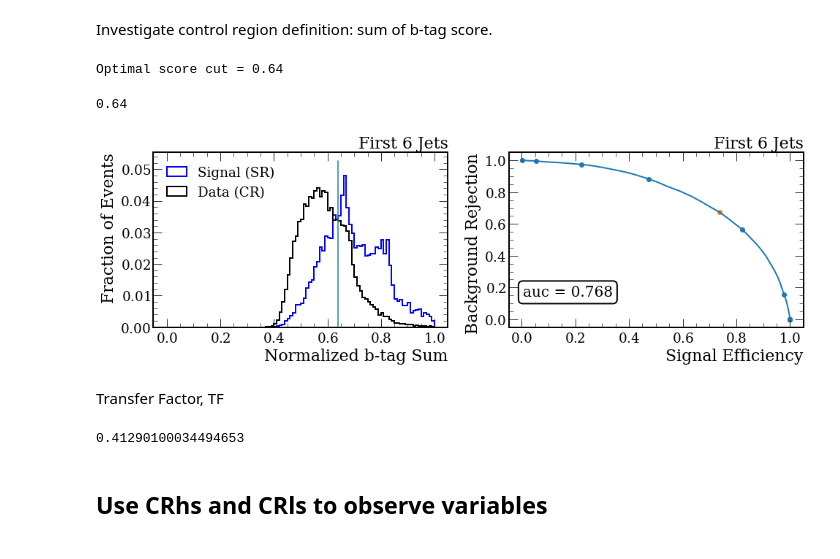
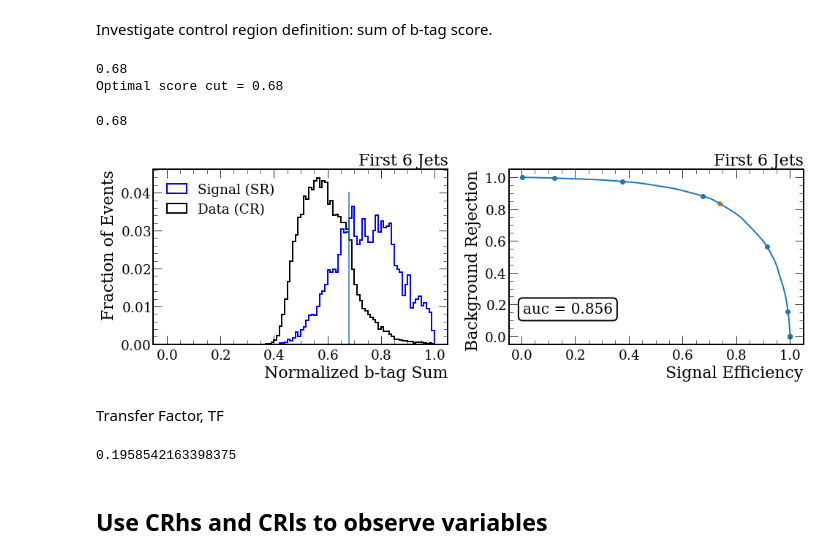
Before and after one commit to srosenzweig09/analysis, a Jupyter notebook: jupyter/6_background_estimation/background_estimation.ipynb, the cells around one changed output. Cells and saved outputs as stored; diff of their text form; code cells hidden in the pictures.

```diff
--- a/jupyter/6_background_estimation/background_estimation.ipynb
+++ b/jupyter/6_background_estimation/background_estimation.ipynb
@@ -121,0 +156,10 @@ data_CR = data_6jNN_mask & data_CR_mask
+# %%
+### SIGNAL ###
+sig_6jNN_mask = sigTree.b_6j_score > cut_6jNN # pass 6jNN mask
+
+sig_m_cand = sigTree.t6_higgs_m[:,2]
+
+# mass veto
+sig_SR = (sig_6jNN_mask) & (abs(sig_m_cand - 125) <= SR_edge) # SR
+sig_VR = (sig_6jNN_mask) & (abs(sig_m_cand - 125) > SR_edge) & (abs(sig_m_cand - 125) <= VR_edge) # SR
+sig_CR = (sig_6jNN_mask) & (abs(sig_m_cand - 125) > VR_edge) # CR
@@ -121,0 +174,9 @@ data_CR = data_6jNN_mask & data_CR_mask
+# %%
+#### DATA ####
+dat_6jNN_mask = datTree.b_6j_score > cut_6jNN # pass 6jNN mask
+
+dat_m_cand = datTree.t6_higgs_m[:,2]
+# mass veto
+dat_SR = (dat_6jNN_mask) & (abs(dat_m_cand - 125) <= SR_edge) # SR
+dat_VR = (dat_6jNN_mask) & (abs(dat_m_cand - 125) > SR_edge) & (abs(dat_m_cand - 125) <= VR_edge) # VR
+dat_CR = (dat_6jNN_mask) & (abs(dat_m_cand - 125) > VR_edge) # CR
@@ -155,11 +252,11 @@ findfont: Font family ['cursive'] not found. Falling back to DejaVu Sans.
 # %% [markdown]
 Investigate control region definition: sum of b-tag score.
 # %%
-sig_sums = ak.sum(signal_tree.t6_jet_btag, axis=1)[sgnl_SR_mask]/6
-data_sums = ak.sum(data_tree.t6_jet_btag, axis=1)[data_CR]/6
+sig_sums = ak.sum(sigTree.t6_jet_btag, axis=1)[sig_SR]/6
+dat_sums = ak.sum(datTree.t6_jet_btag, axis=1)[dat_CR]/6
 
 n_sig, edges = np.histogram(sig_sums.to_numpy(), bins=score_bins)
-n_data, edges = np.histogram(data_sums.to_numpy(), bins=score_bins)
+n_data, edges = np.histogram(dat_sums.to_numpy(), bins=score_bins)
 # %%
 sum6_eff = []
 sum6_rej = []
@@ -177,46 +274,50 @@ sum6_rej = np.append(sum6_rej, 1)
 # %%
 opt_arg = (abs(sum6_eff-auc)+abs(sum6_rej-auc)).argmin()
 opt_cut = score_bins[opt_arg]
-opt_cut = 0.64
+print(opt_cut)
+# opt_cut = 0.64
 
 print(f"Optimal score cut = {opt_cut}")
 # %% [output]
-Optimal score cut = 0.64
+0.68
+Optimal score cut = 0.68
 # %%
+score_bins = np.linspace(0,1,101)
+
 fig, axs = plt.subplots(nrows=1, ncols=2, figsize=(14,5))
 
-# fig.suptitle(signal_tree.sample, x=.85, y=.95)
+# fig.suptitle(sigTree.sample, x=.85, y=.95)
 
 ax = axs[0]
 ax.set_title('First 6 Jets', loc='right')
 n_s, edges = Hist(x_bins(score_bins), weights=n_sig/n_sig.sum(), bins=score_bins, ax=ax, label='Signal (SR)', color='blue')
 n_data, edges = Hist(x_bins(score_bins), weights=n_data/n_data.sum(), bins=score_bins, ax=ax, label='Data (CR)', color='black')
 ax.plot([opt_cut, opt_cut],[0,n_s.max()*1.1])
 ax.legend(fontsize='smaller', loc=2)
 ax.set_xlabel(r'Normalized b-tag Sum')
 ax.set_ylabel('Fraction of Events')
 
 ax = axs[1]
 ax.set_title('First 6 Jets', loc='right')
 ax.plot(sum6_eff, sum6_rej, linewidth=2)
 ax.set_xlabel(r'Signal Efficiency')
 ax.set_ylabel('Background Rejection')
 dx = sum6_eff[:-1]-sum6_eff[1:]
 auc = np.sum(sum6_rej[:-1]*dx)
 bbox_props = dict(boxstyle="round,pad=0.3", ec="k", fc='white', lw=2)
 t = ax.text(0.2, 0.2, f"auc = {auc:.3f}", ha="center", va="center", transform=ax.transAxes,
             size=20,
             bbox=bbox_props)
 ax.scatter(sum6_eff[::10], sum6_rej[::10])
 ax.scatter(sum6_eff[opt_arg], sum6_rej[opt_arg])
 print(opt_cut)
 
 plt.tight_layout()
 
-fig.savefig(f'plots/{signal_tree.mXmY}_bsum_roc.pdf')
+fig.savefig(f'plots/{sigTree.mXmY}_bsum_roc.pdf')
 # %% [output]
-0.64
+0.68
-[figure, old version]
+[figure, new version]
 # %%
 ### SIGNAL ###
 # score veto
@@ -239,10 +344,10 @@ data_SRls_mask = data_6jNN_mask & ~data_CR_mask & data_ls_mask
 # %% [markdown]
 Transfer Factor, TF
 # %%
-TF = ak.sum(data_CRhs_mask)/ak.sum(data_CRls_mask)
+TF = ak.sum(dat_CRhs_mask)/ak.sum(dat_CRls_mask)
 TF
 # %% [output]
-0.41290100034494653
+0.1958542163398375
 # %% [markdown]
 ## Use CRhs and CRls to observe variables
 # %%
```
Also changed, not shown: parts of 39 cells of this notebook.
